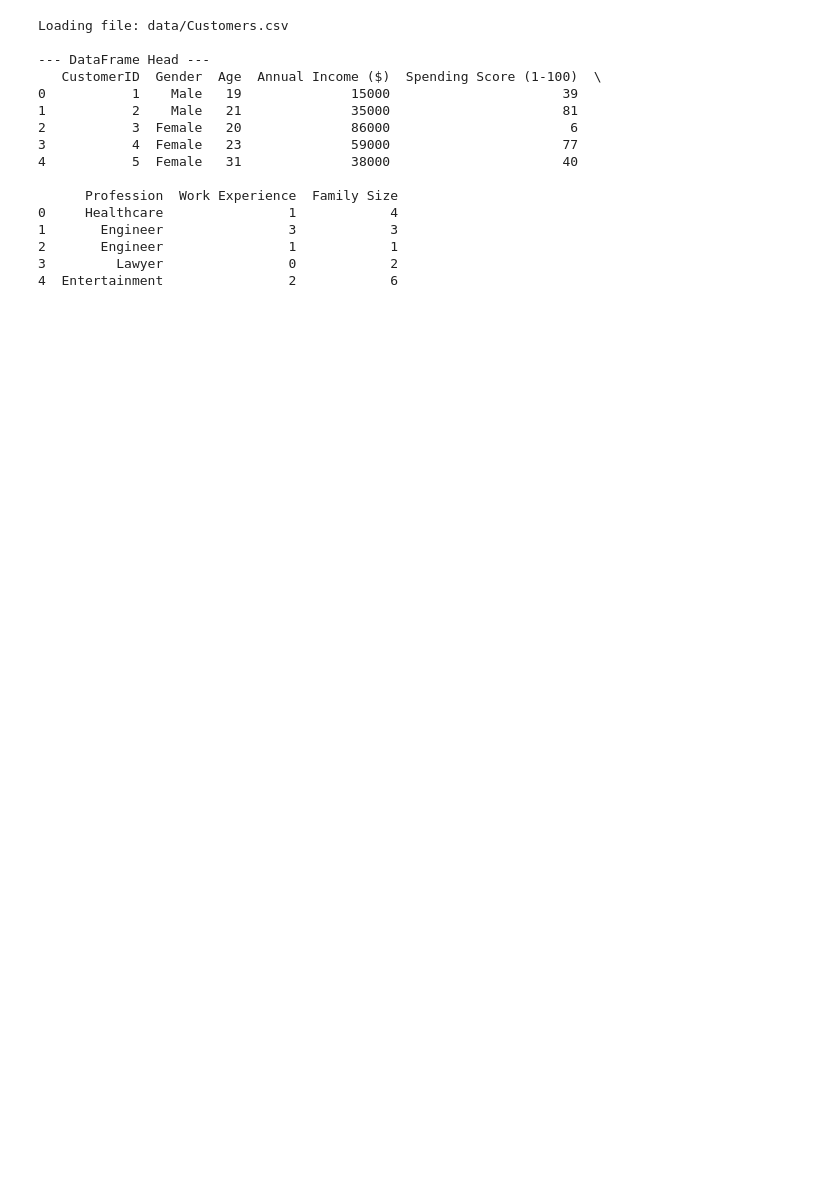
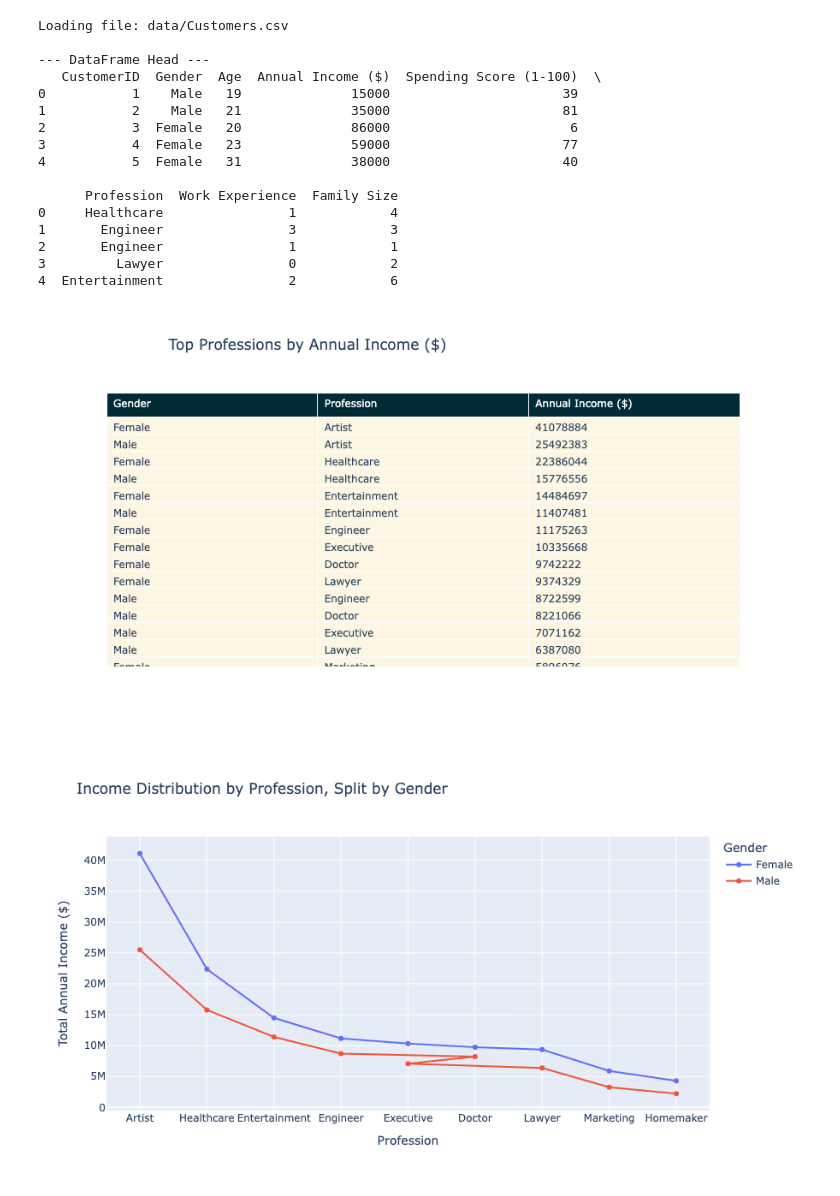
Before and after one commit to htadicha/NLP-Sentiment-Analysis--Product-Movie-Reviews, a Jupyter notebook: analysis.ipynb, the cells around one changed output. Saved outputs shown, nothing was run; the diff lists cells and outputs as text; code cells hidden in the pictures; blank space fills up the shorter version.

```diff
--- a/analysis.ipynb
+++ b/analysis.ipynb
@@ -67,47 +93,55 @@ Loading file: data/Customers.csv
 4  Entertainment                2            6
 # %%
 import plotly.graph_objects as go
-import plotly.figure_factory as ff
+
 
 Top = (
     df.groupby(["Gender", "Profession"])["Annual Income ($)"]
     .sum()
     .reset_index()
     .sort_values(by="Annual Income ($)", ascending=False)
 )
-fig = ff.create_table(Top, height_constant=20)
-fig.update_layout(title_text="Top Professions by Annual Income ($)", title_x=0.3)
+
+# Table summarizing total income
+fig = go.Figure(
+    data=[
+        go.Table(
+            header=dict(
+                values=["Gender", "Profession", "Annual Income ($)"],
+                fill_color="#002b36",
+                font=dict(color="white"),
+                align="left",
+            ),
+            cells=dict(
+                values=[Top["Gender"], Top["Profession"], Top["Annual Income ($)"]],
+                fill_color=[["#fdf6e3"] * len(Top)] * 3,
+                align="left",
+            ),
+        )
+    ]
+)
+fig.update_layout(title_text="Top Professions by Annual Income ($)", title_x=0.35)
 fig.show()
-
-
-# ---  showing distribution of income based on gender- for some professions ---
-
-# fig2 = go.Figure()
-# fig2.add_trace(go.Scatter(x=Top['Gender','Profession'], y=Top['Annual Income ($)'], mode='lines', name='Income Distribution'))
-# fig2.update_layout(title='Income Distribution by gender for Top Professions', xaxis_title='Gender', yaxis_title='Annual Income ($)')
-# fig2.show()
-
-# fig2 = go.Figure()
-# fig2.add_trace(go.Scatter(x=Top['Gender','Profession'], y=Top['Annual Income ($)'], mode='lines', name='Income Distribution'))
-# fig2.update_layout(title='Income Distribution by gender for Top Professions', xaxis_title='Gender', yaxis_title='Annual Income ($)')
-# fig2.show()
 
 
 fig = px.line(
     Top,
     x="Profession",  # X-axis will be professions
     y="Annual Income ($)",  # Y-axis will be income
     color="Gender",  # Separate lines by gender and color them
     title="Income Distribution by Profession, Split by Gender",
     labels={"Annual Income ($)": "Total Annual Income ($)", "Profession": "Profession"},
 )
 
 fig.update_traces(
     mode="lines+markers"
 )  # Add markers to make individual professions clear
 fig.update_layout(hovermode="x unified")  # For a cleaner hover experience
 
 fig.show()
+# %% [output]
+[figure, added]
+[figure, added]
 # %%
 fig = go.Figure()
 
```
Also changed, not shown: parts of 6 cells of this notebook.
